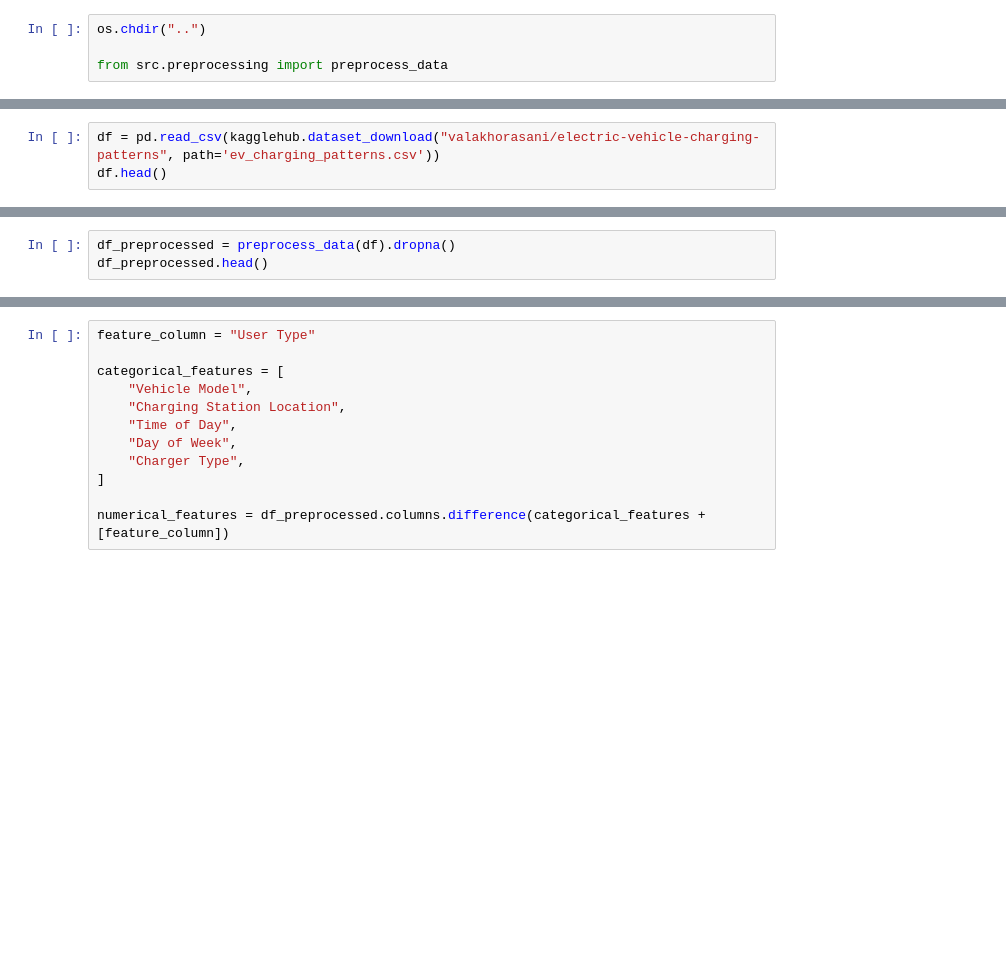
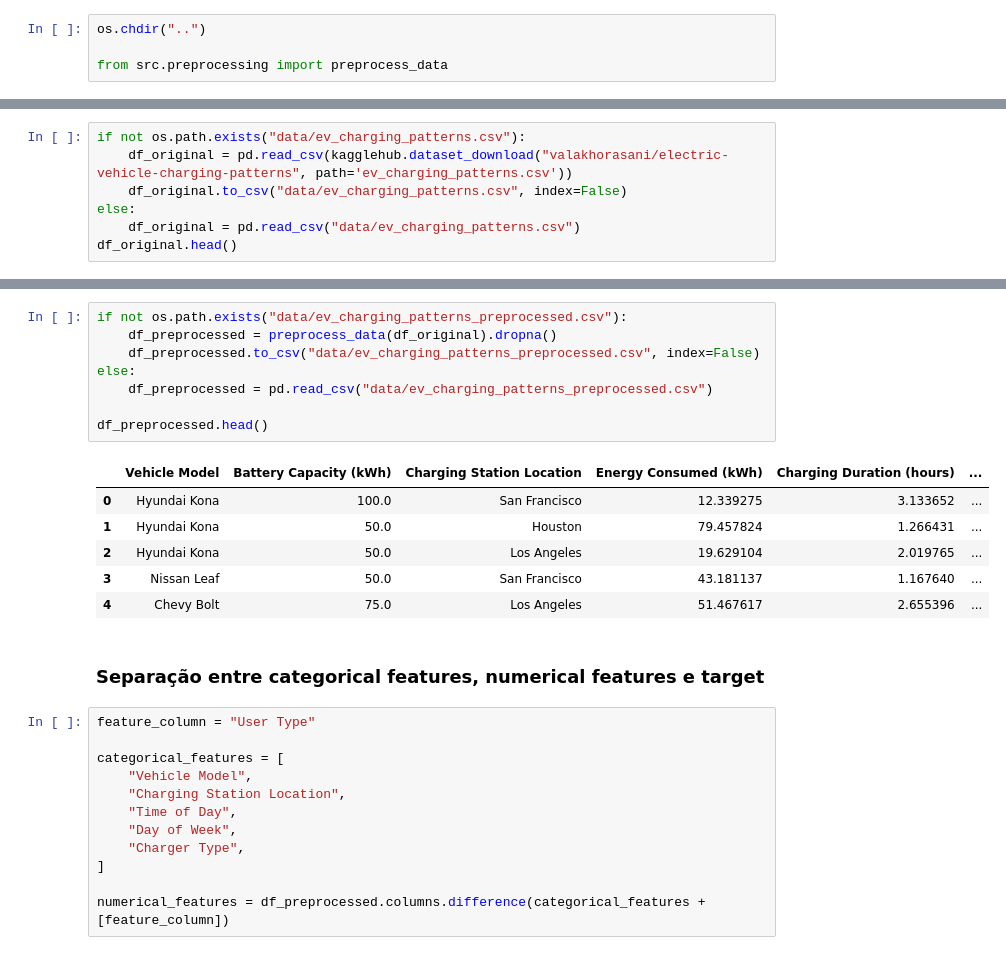
Before and after one commit to gianvr/user-charging-prediction, a Jupyter notebook: notebooks/training.ipynb, the cells around one changed output, grey strips where cells are left out. Saved outputs shown, nothing was run; the diff lists cells and outputs as text; blank space fills up the shorter version.

```diff
--- a/notebooks/training.ipynb
+++ b/notebooks/training.ipynb
@@ -20,4 +26,8 @@ from src.preprocessing import preprocess_data
 # %%
-df = pd.read_csv(kagglehub.dataset_download("valakhorasani/electric-vehicle-charging-patterns", path='ev_charging_patterns.csv'))
-df.head()
+if not os.path.exists("data/ev_charging_patterns.csv"):
+    df_original = pd.read_csv(kagglehub.dataset_download("valakhorasani/electric-vehicle-charging-patterns", path='ev_charging_patterns.csv'))
+    df_original.to_csv("data/ev_charging_patterns.csv", index=False)
+else:
+    df_original = pd.read_csv("data/ev_charging_patterns.csv")
+df_original.head()
 # %% [output]
@@ -28,6 +37,3 @@ Warning: Looks like you're using an outdated `kagglehub` version, please conside
 | 2 | User_3 | Chevy Bolt | 75.000000 | Station_181 | San Francisco | ... |
 | 3 | User_4 | Hyundai Kona | 50.000000 | Station_327 | Houston | ... |
 | 4 | User_5 | Hyundai Kona | 50.000000 | Station_108 | Los Angeles | ... |
-# %%
-df_preprocessed = preprocess_data(df).dropna()
-df_preprocessed.head()
@@ -41,3 +50,20 @@ df_preprocessed.head()
+# %%
+if not os.path.exists("data/ev_charging_patterns_preprocessed.csv"):
+    df_preprocessed = preprocess_data(df_original).dropna()
+    df_preprocessed.to_csv("data/ev_charging_patterns_preprocessed.csv", index=False)
+else:
+    df_preprocessed = pd.read_csv("data/ev_charging_patterns_preprocessed.csv")
+
+df_preprocessed.head()
+# %% [output]
+|  | Vehicle Model | Battery Capacity (kWh) | Charging Station Location | Energy Consumed (kWh) | Charging Duration (hours) | ... |
+| 0 | Hyundai Kona | 100.0 | San Francisco | 12.339275 | 3.133652 | ... |
+| 1 | Hyundai Kona | 50.0 | Houston | 79.457824 | 1.266431 | ... |
+| 2 | Hyundai Kona | 50.0 | Los Angeles | 19.629104 | 2.019765 | ... |
+| 3 | Nissan Leaf | 50.0 | San Francisco | 43.181137 | 1.167640 | ... |
+| 4 | Chevy Bolt | 75.0 | Los Angeles | 51.467617 | 2.655396 | ... |
+# %% [markdown]
+### Separação entre categorical features, numerical features e target
 # %%
 feature_column = "User Type"
 
```
Also changed, not shown: parts of 35 cells of this notebook, 1 other file.
